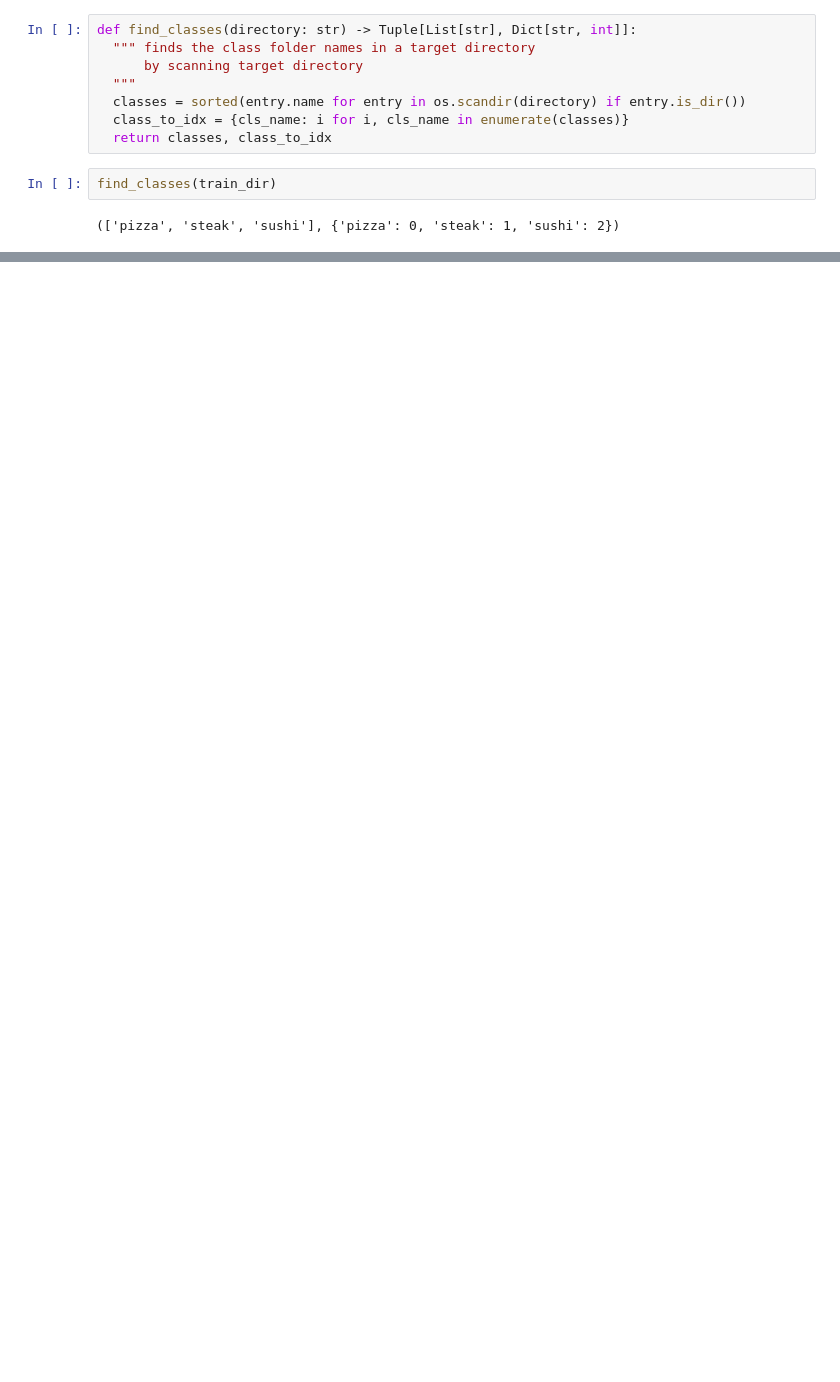
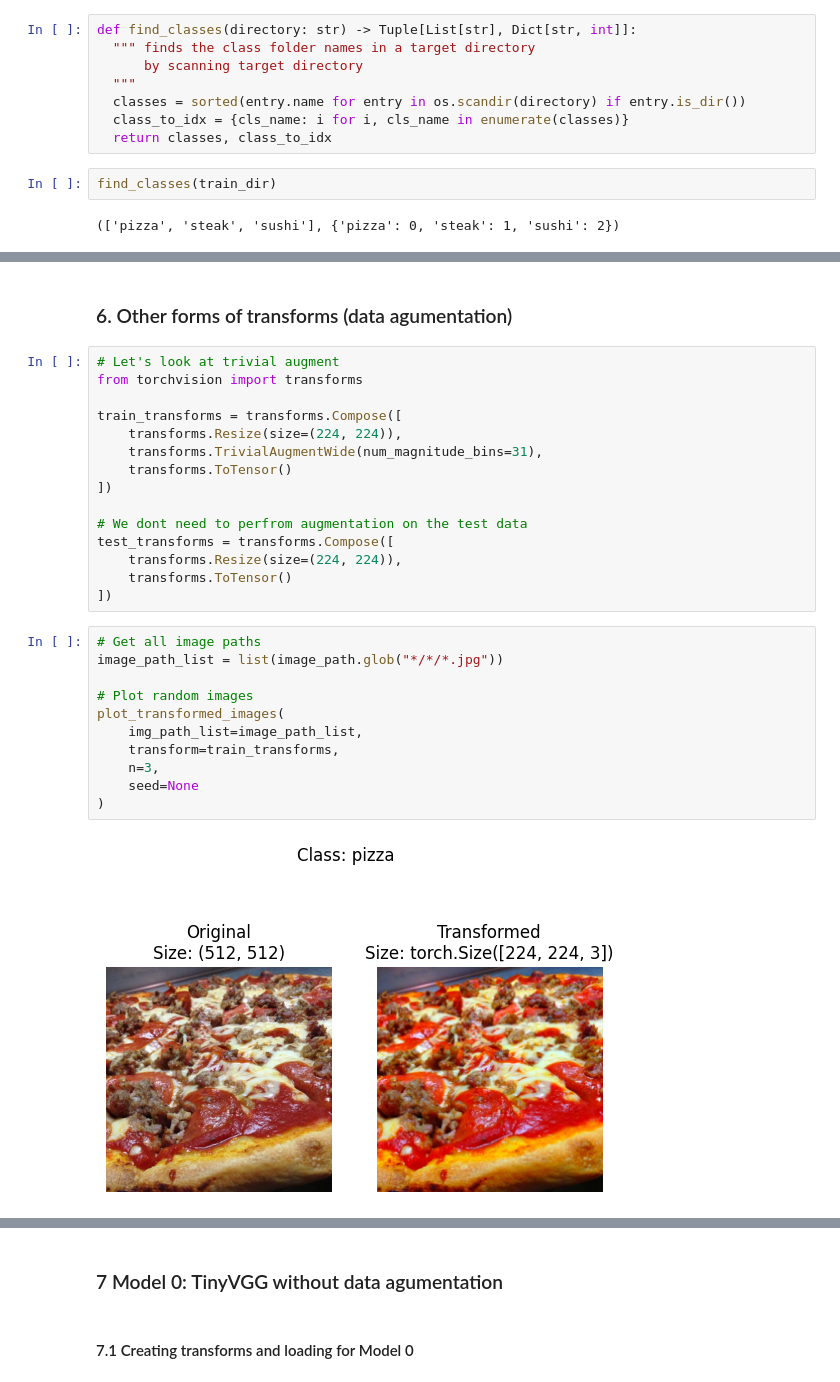
Before and after one commit to tayfunai/PytorchPractise, a Jupyter notebook: pytorch_custom_dataset.ipynb, the cells around one changed output, grey strips where cells are left out. Cells and saved outputs as stored; diff of their text form; blank space fills up the shorter version.

```diff
--- a/pytorch_custom_dataset.ipynb
+++ b/pytorch_custom_dataset.ipynb
@@ -517,0 +680,30 @@ find_classes(train_dir)
+# %% [markdown]
+### 6. Other forms of transforms (data agumentation)
+# %%
+# Let's look at trivial augment
+from torchvision import transforms
+
+train_transforms = transforms.Compose([
+    transforms.Resize(size=(224, 224)),
+    transforms.TrivialAugmentWide(num_magnitude_bins=31),
+    transforms.ToTensor()
+])
+
+# We dont need to perfrom augmentation on the test data
+test_transforms = transforms.Compose([
+    transforms.Resize(size=(224, 224)),
+    transforms.ToTensor()
+])
+# %%
+# Get all image paths
+image_path_list = list(image_path.glob("*/*/*.jpg"))
+
+# Plot random images
+plot_transformed_images(
+    img_path_list=image_path_list,
+    transform=train_transforms,
+    n=3,
+    seed=None
+)
+# %% [output]
+[figure, added]
@@ -517,0 +712,4 @@ find_classes(train_dir)
+# %% [markdown]
+### 7 Model 0: TinyVGG without data agumentation
+# %% [markdown]
+#### 7.1 Creating transforms and loading for Model 0
```
Also changed, not shown: parts of 87 cells of this notebook.
